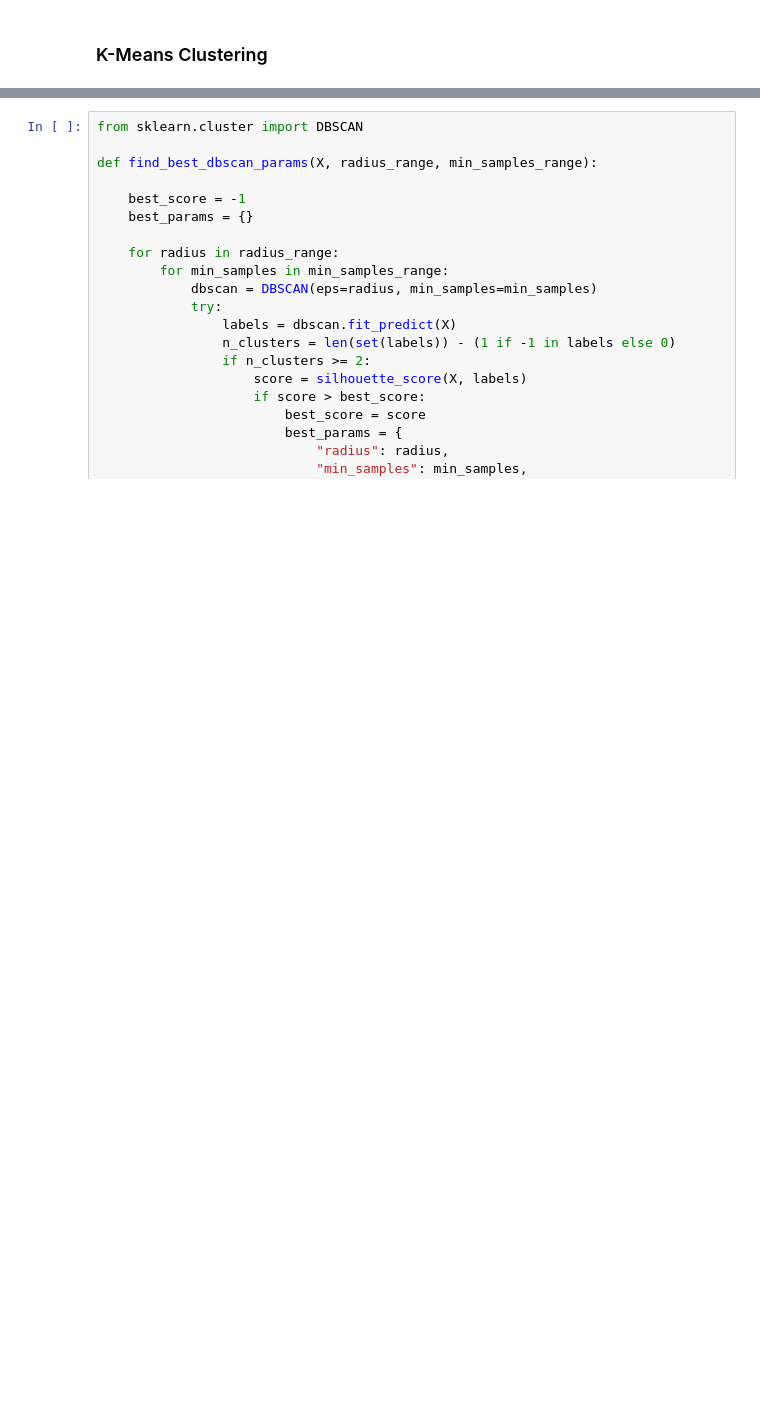
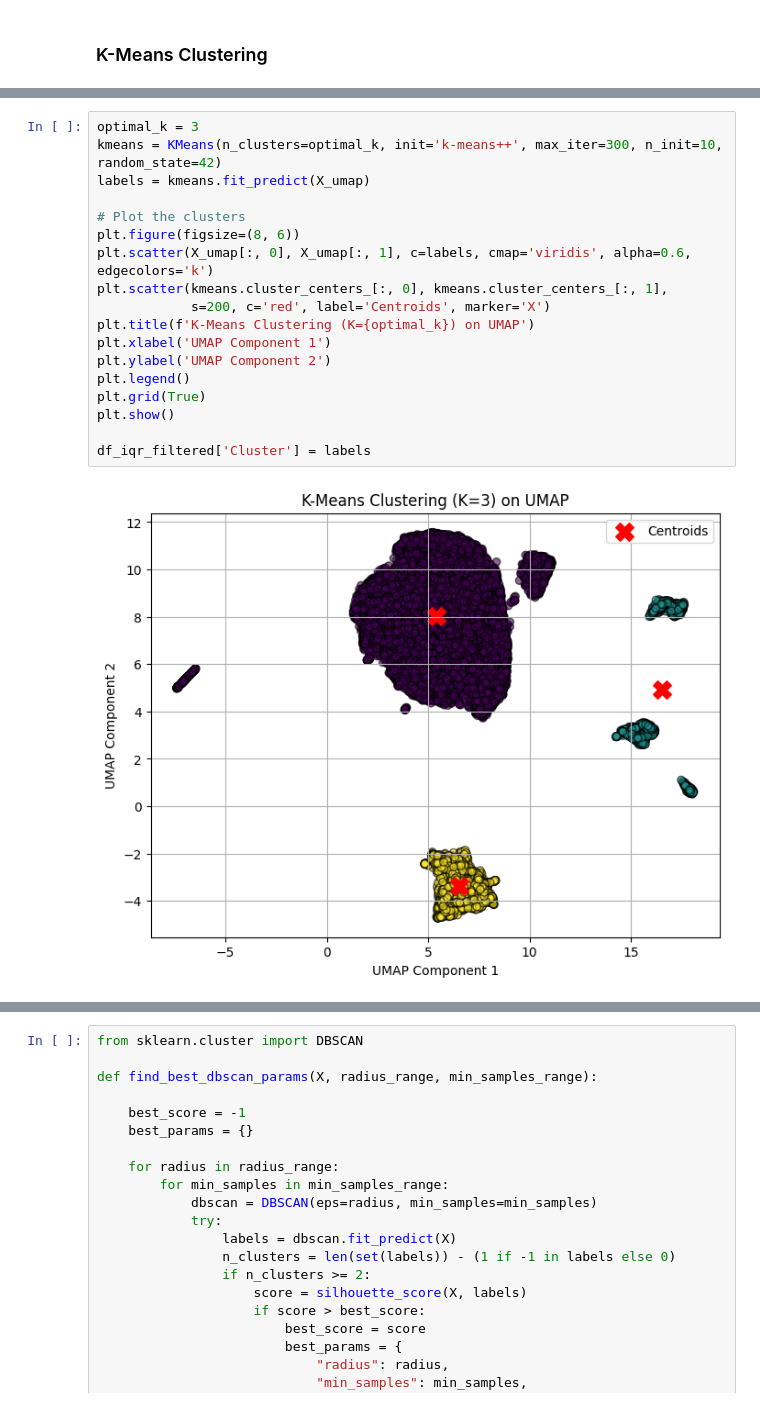
Before and after one commit to machiwao/CCADMACL_PROJECT_COM222, a Jupyter notebook: CCADMACL_Project_Implementation.ipynb, the cells around one changed output, grey strips where cells are left out. Cells and saved outputs as stored; diff of their text form; blank space fills up the shorter version.

```diff
--- a/CCADMACL_Project_Implementation.ipynb
+++ b/CCADMACL_Project_Implementation.ipynb
@@ -264,0 +293,20 @@ For K = 10, WCSS = 1339485.25, Silhouette Score = 0.0484
+# %%
+optimal_k = 3
+kmeans = KMeans(n_clusters=optimal_k, init='k-means++', max_iter=300, n_init=10, random_state=42)
+labels = kmeans.fit_predict(X_umap)
+
+# Plot the clusters
+plt.figure(figsize=(8, 6))
+plt.scatter(X_umap[:, 0], X_umap[:, 1], c=labels, cmap='viridis', alpha=0.6, edgecolors='k')
+plt.scatter(kmeans.cluster_centers_[:, 0], kmeans.cluster_centers_[:, 1],
+            s=200, c='red', label='Centroids', marker='X')
+plt.title(f'K-Means Clustering (K={optimal_k}) on UMAP')
+plt.xlabel('UMAP Component 1')
+plt.ylabel('UMAP Component 2')
+plt.legend()
+plt.grid(True)
+plt.show()
+
+df_iqr_filtered['Cluster'] = labels
+# %% [output]
+[figure, added]
```
Also changed, not shown: parts of 19 cells of this notebook.
